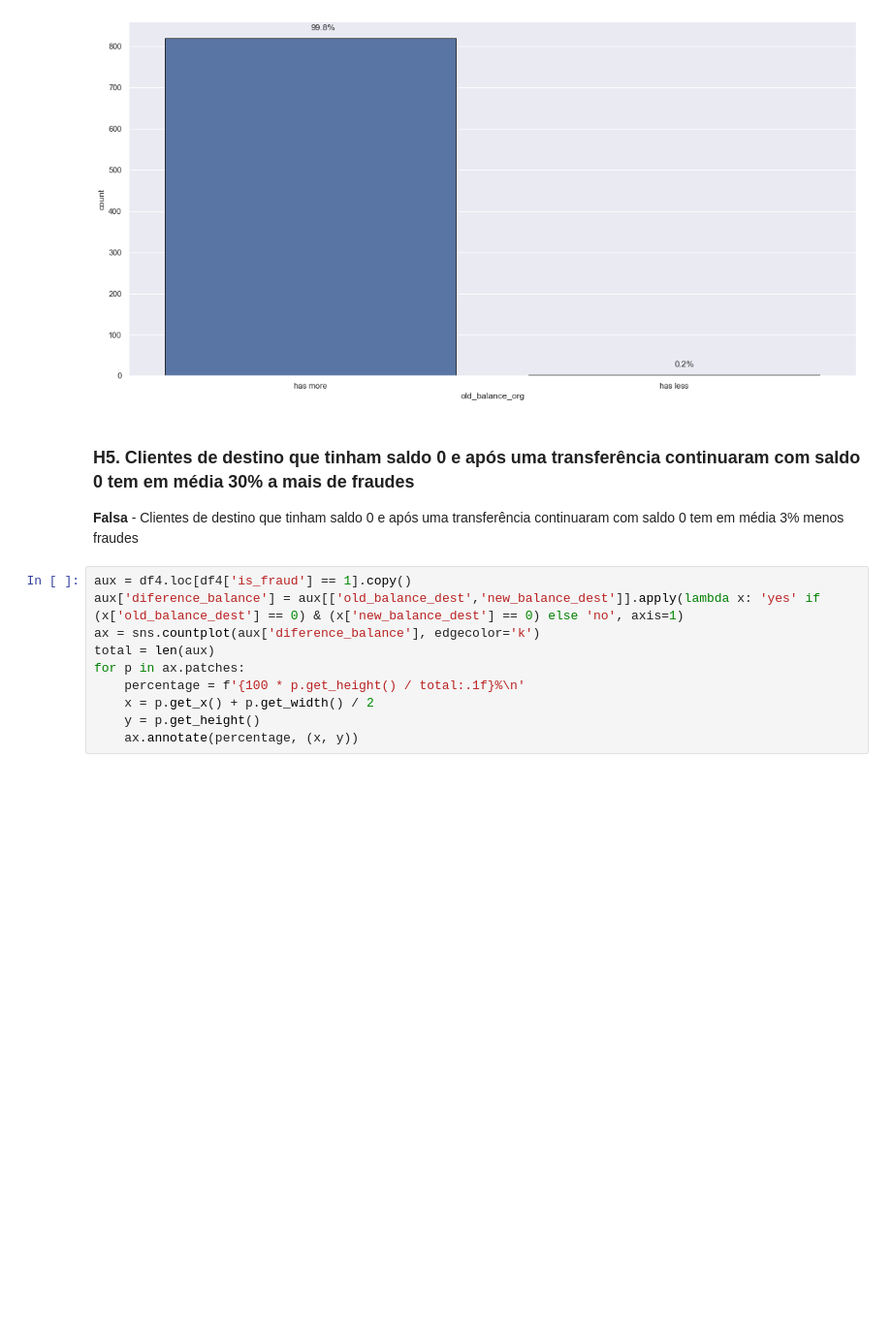
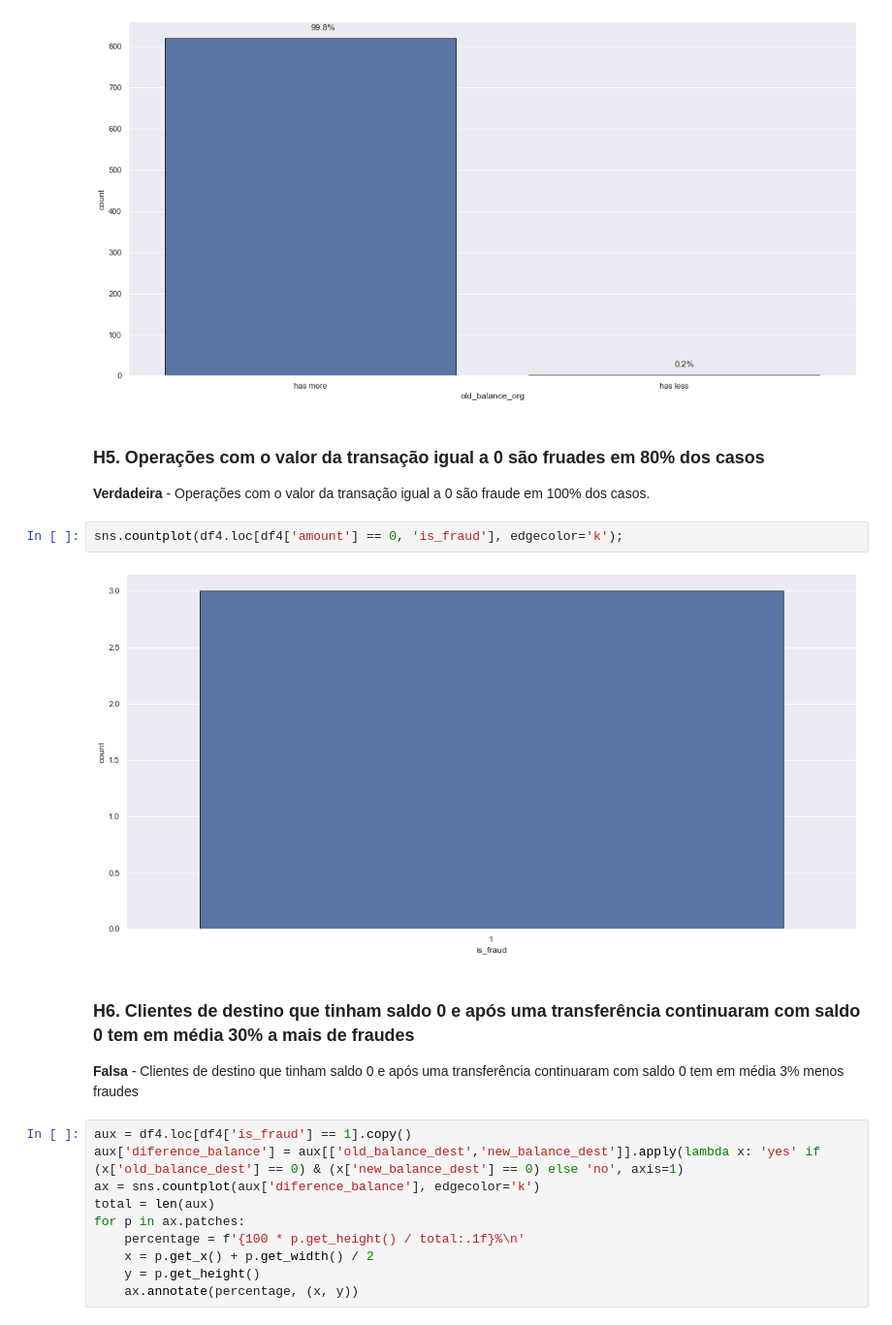
Before and after one commit to Leonardodsch/fraud-detection, a Jupyter notebook: notebooks/cycle03-EDA.ipynb, the cells around one changed output. Shown at 97% size. Saved outputs shown, nothing was run; the diff lists cells and outputs as text; blank space fills up the shorter version.

```diff
--- a/notebooks/cycle03-EDA.ipynb
+++ b/notebooks/cycle03-EDA.ipynb
@@ -410,8 +412,15 @@ for p in ax.patches:
     ax.annotate(percentage, (x, y))
 # %% [output]
 [figure]
+# %% [markdown]
+### H5. Operações com o valor da transação igual a 0 são fruades em 80% dos casos
+**Verdadeira** - Operações com o valor da transação igual a 0 são fraude em 100% dos casos.
+# %%
+sns.countplot(df4.loc[df4['amount'] == 0, 'is_fraud'], edgecolor='k');
+# %% [output]
+[figure, added]
 # %% [markdown]
-### H5. Clientes de destino que tinham saldo 0 e após uma transferência continuaram com saldo 0 tem em média 30% a mais de fraudes
+### H6. Clientes de destino que tinham saldo 0 e após uma transferência continuaram com saldo 0 tem em média 30% a mais de fraudes
 **Falsa** - Clientes de destino que tinham saldo 0 e após uma transferência continuaram com saldo 0 tem em média 3% menos fraudes
 # %%
 aux = df4.loc[df4['is_fraud'] == 1].copy()
```
Also changed, not shown: parts of 2 cells of this notebook.
